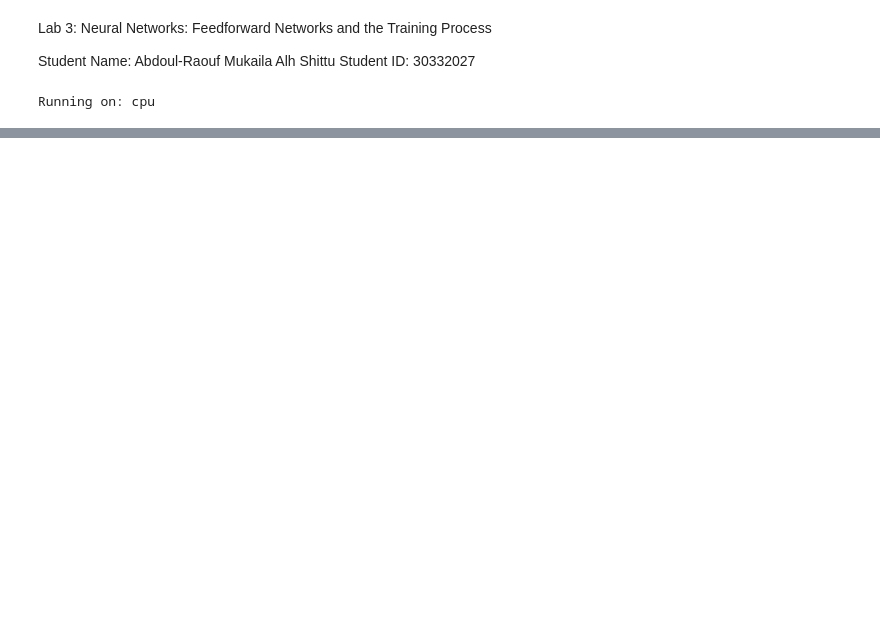
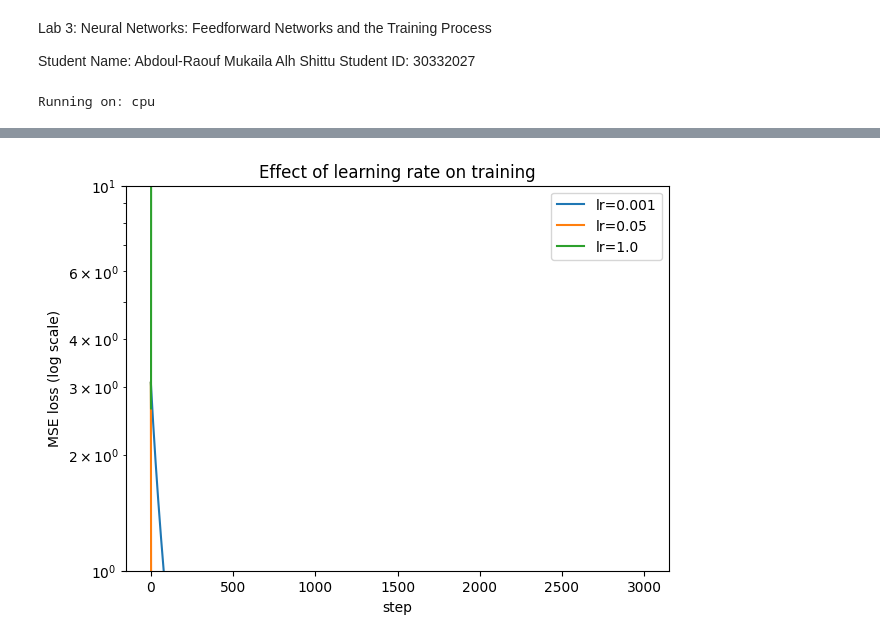
Before and after one commit to mukailaalhshituabr-cyber/lab-3, a Jupyter notebook: lab_3.ipynb, the cells around one changed output, grey strips where cells are left out. Saved outputs shown, nothing was run; the diff lists cells and outputs as text; code cells hidden in the pictures; blank space fills up the shorter version.

```diff
--- a/lab_3.ipynb
+++ b/lab_3.ipynb
@@ -129,9 +238,44 @@ No losses recorded
 # %%
 # Part 1.3 — The learning rate: too cold, too hot, just right
 # TODO: Wrap your Part 1.2 training loop in a function train_toy(lr, steps=3000)
 #   that returns the list of losses.
 
+def train_toy(lr, steps=3000, seed=RANDOM_STATE):
+    np.random.seed(seed)
+    n_hidden = 8
+    W1 = np.random.randn(1, n_hidden) * 0.5; b1 = np.zeros(n_hidden)
+    W2 = np.random.randn(n_hidden, 1) * 0.5; b2 = np.zeros(1)
+    losses = []
+    for step in range(steps):
+        z1 = x_col @ W1 + b1
+        h = np.tanh(z1)
+        y_hat = h @ W2 + b2
+        loss = np.mean((y_hat - y_col) ** 2)
+        losses.append(loss)
+
+        d_yhat = 2 * (y_hat - y_col) / len(y_col)
+        dW2 = h.T @ d_yhat; db2 = d_yhat.sum(axis=0)
+        dh = d_yhat @ W2.T
+        dz1 = dh * (1 - np.tanh(z1) ** 2)
+        dW1 = x_col.T @ dz1; db1 = dz1.sum(axis=0)
+
+        W1 -= lr * dW1; b1 -= lr * db1
+        W2 -= lr * dW2; b2 -= lr * db2
+    return losses
+
 # TODO: Run it with THREE learning rates, e.g. lr = 0.001, 0.05, 1.0
 #   (keep the same initial weights for a fair comparison — reset the seed).
+learning_rates = [0.001, 0.05, 1.0]
 
 # TODO: Plot the three loss curves on the same axes (log scale on y helps), with a legend.
+plt.figure(figsize=(7, 5))
+for lr_val in learning_rates:
+    losses_run = train_toy(lr=lr_val, steps=3000)
+    plt.plot(losses_run, label=f"lr={lr_val}")
+plt.yscale("log")
+plt.xlabel("step"); plt.ylabel("MSE loss (log scale)")
+plt.title("Effect of learning rate on training")
+plt.legend()
+plt.show()
+# %% [output]
+[figure, added]
```
Also changed, not shown: parts of 7 cells of this notebook.
